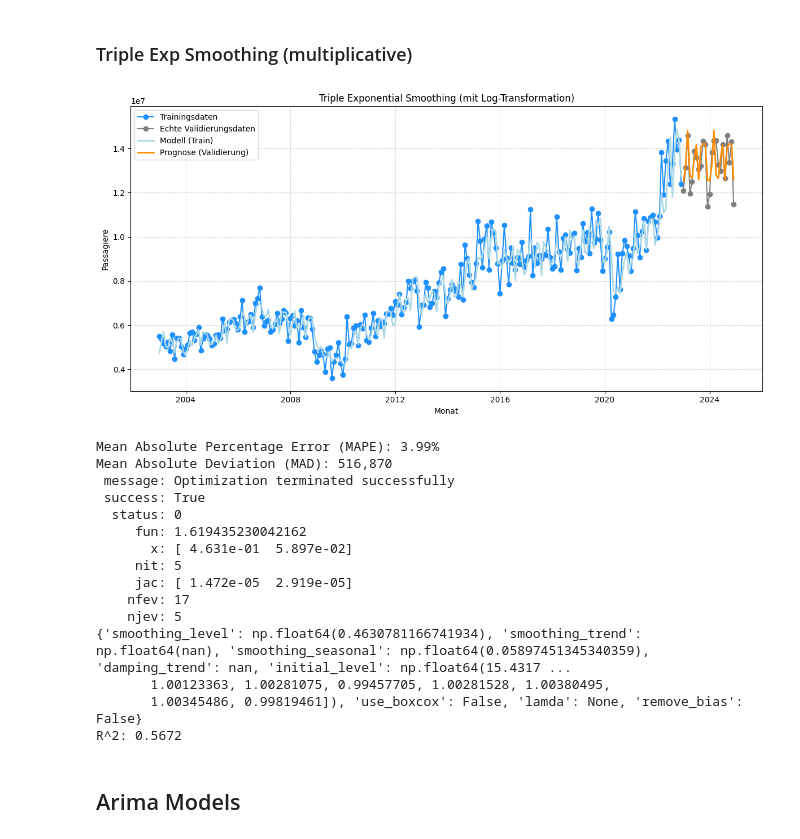
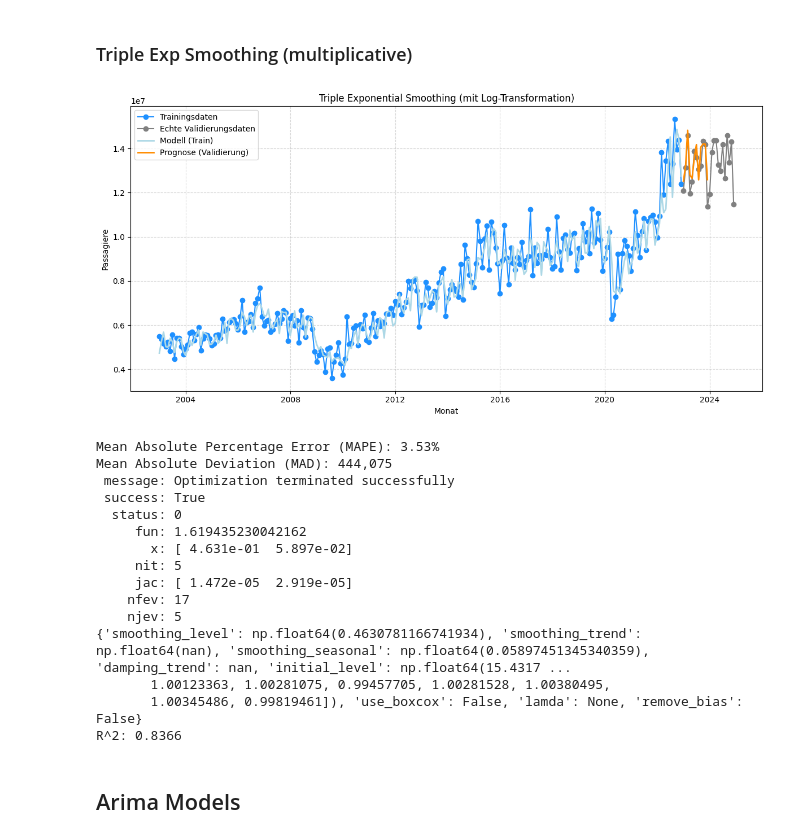
Before and after one commit to eliaspfe/BI_Vorlesung, a Jupyter notebook: Forecasting_Exports.ipynb, the cells around one changed output. Saved outputs shown, nothing was run; the diff lists cells and outputs as text; code cells hidden in the pictures.

```diff
--- a/Forecasting_Exports.ipynb
+++ b/Forecasting_Exports.ipynb
@@ -497,7 +497,7 @@ fit = model.fit()
 
 # Vorhersagen (im Log-Raum)
 y_pred_train_log = fit.fittedvalues
-y_pred_valid_log = fit.forecast(D_VALID)
+y_pred_valid_log = fit.forecast(12)
 
 # Rücktransformation (Exponentiation)
 y_train = np.exp(y_train_log)
@@ -509,37 +509,37 @@ y_pred_valid = np.exp(y_pred_valid_log)
 plt.figure(figsize=(12, 6))
 plt.plot(dates_train, y_train, label='Trainingsdaten', color='dodgerblue', marker='o')
 plt.plot(dates_valid, y_valid, label='Echte Validierungsdaten', color='grey', marker='o')
 plt.plot(dates_train, y_pred_train, label='Modell (Train)', color='lightblue', linewidth=2)
-plt.plot(dates_valid, y_pred_valid, label='Prognose (Validierung)', color='darkorange', linewidth=2)
+plt.plot(dates_valid[:-12], y_pred_valid, label='Prognose (Validierung)', color='darkorange', linewidth=2)
 plt.xlabel('Monat')
 plt.ylabel('Passagiere')
 plt.title('Triple Exponential Smoothing (mit Log-Transformation)')
 plt.legend()
 plt.grid(True, linestyle='--', alpha=0.5)
 plt.tight_layout()
 plt.show()
 
 # Evaluation auf Originalskala
 mape = np.mean(np.abs((y_valid - y_pred_valid) / y_valid)) * 100
 mad = np.mean(np.abs(y_valid - y_pred_valid))
 
 print(f"Mean Absolute Percentage Error (MAPE): {mape:.2f}%")
 print(f"Mean Absolute Deviation (MAD): {mad:,.0f}")
 
 # Details zur Optimierung
 print(fit.mle_retvals)
 print(fit.params)
 
 # Calculate R^2 (coefficient of determination)
 ss_total = np.sum((y_valid - np.mean(y_valid)) ** 2)
 ss_residual = np.sum((y_valid - y_pred_valid) ** 2)
 r_squared = 1 - (ss_residual / ss_total)
 
 print(f"R^2: {r_squared:.4f}")
 # %% [output]
-[figure, old version]
+[figure, new version]
-Mean Absolute Percentage Error (MAPE): 3.99%
-Mean Absolute Deviation (MAD): 516,870
+Mean Absolute Percentage Error (MAPE): 3.53%
+Mean Absolute Deviation (MAD): 444,075
  message: Optimization terminated successfully
  success: True
   status: 0
@@ -552,7 +552,7 @@ Mean Absolute Deviation (MAD): 516,870
 {'smoothing_level': np.float64(0.4630781166741934), 'smoothing_trend': np.float64(nan), 'smoothing_seasonal': np.float64(0.05897451345340359), 'damping_trend': nan, 'initial_level': np.float64(15.4317 ...
        1.00123363, 1.00281075, 0.99457705, 1.00281528, 1.00380495,
        1.00345486, 0.99819461]), 'use_boxcox': False, 'lamda': None, 'remove_bias': False}
-R^2: 0.5672
+R^2: 0.8366
 # %% [markdown]
 ## Arima Models
 # %% [markdown]
```
